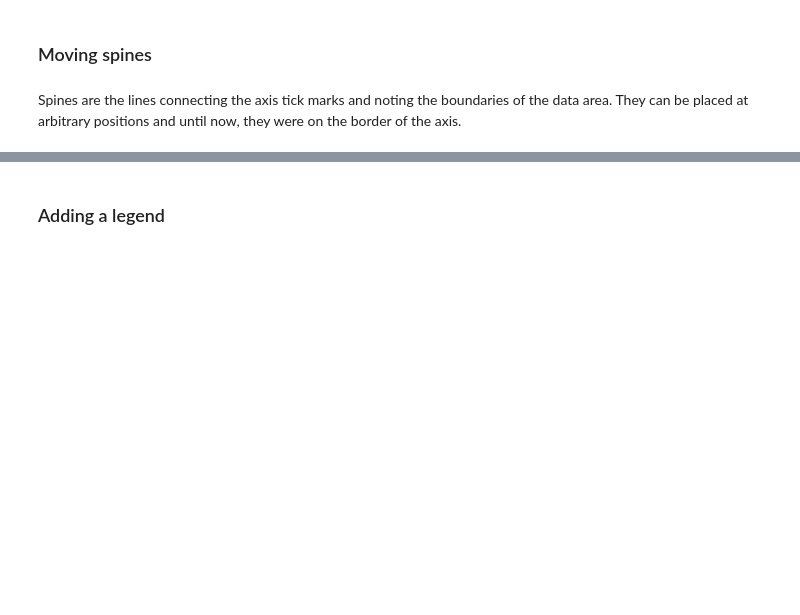
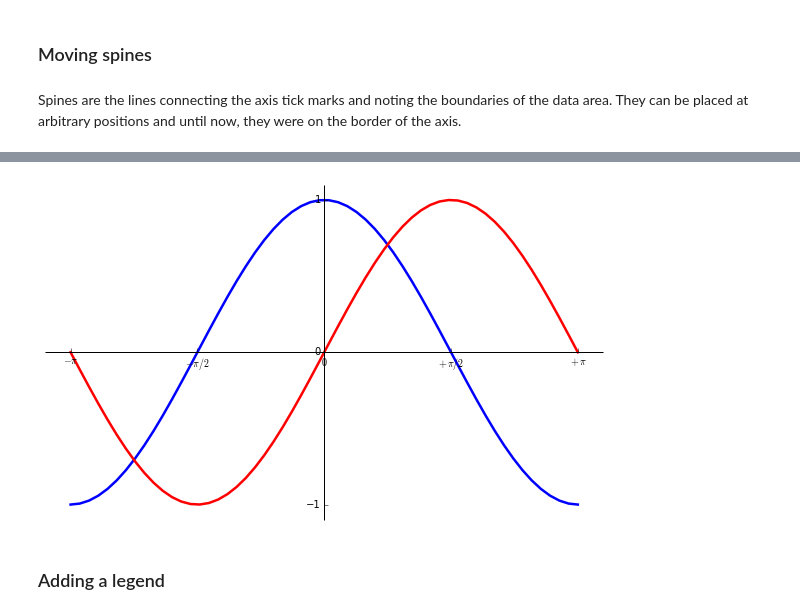
Before and after one commit to pcnelson202/PHYS202-S14, a Jupyter notebook: Graphics/GraphicsTour.ipynb, the cells around one changed output, grey strips where cells are left out. Saved outputs shown, nothing was run; the diff lists cells and outputs as text; code cells hidden in the pictures; blank space fills up the shorter version.

```diff
--- a/Graphics/GraphicsTour.ipynb
+++ b/Graphics/GraphicsTour.ipynb
@@ -243,5 +243,5 @@ ax.spines['left'].set_position(('data',0))
 
 plt.xticks([-np.pi, -np.pi/2, 0, np.pi/2, np.pi],[r'$-\pi$', r'$-\pi/2$', r'$0$', r'$+\pi/2$', r'$+\pi$'])
 plt.yticks([-1,0,+1])
-plt.(show)
+plt.show
 # %% [output]
@@ -249,3 +249,4 @@ SyntaxError: invalid syntax (<ipython-input-44-d8a6536105c3>, line 19)
+[figure, added]
 # %% [markdown]
 ### Adding a legend
 # %% [markdown]
```
Also changed, not shown: parts of 7 cells of this notebook, 3 other files.
